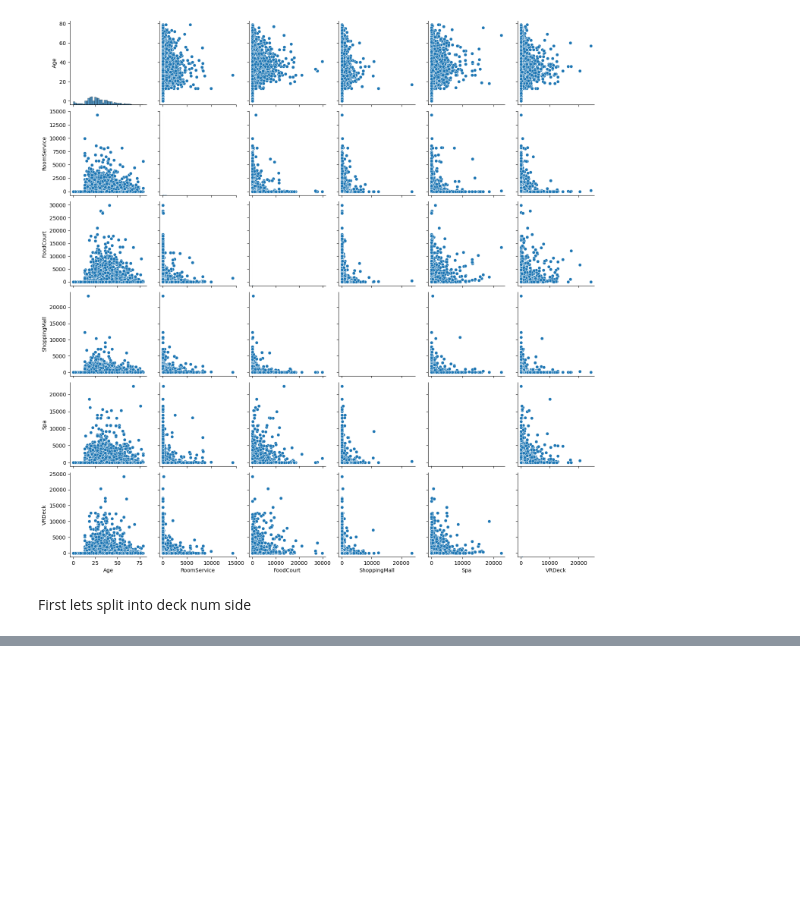
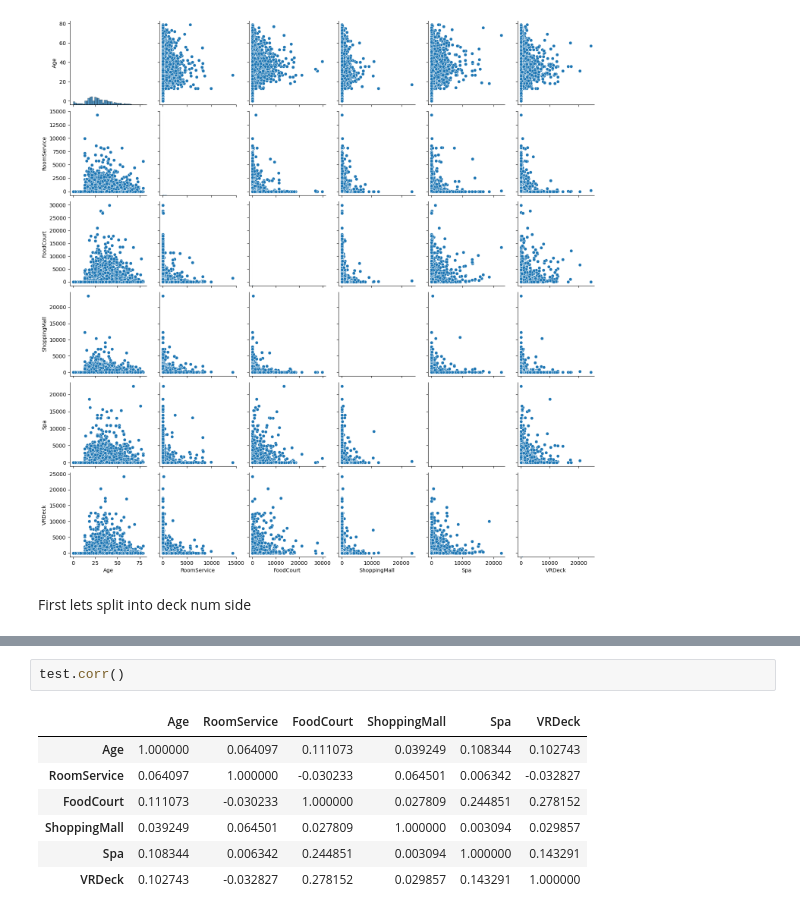
Before and after one commit to lseeker5/Spaceship-Titanic, a Jupyter notebook: spaceship-titanic-v1.ipynb, the cells around one changed output, grey strips where cells are left out. Drawn from its saved outputs; the diff is of its cells as text; blank space fills up the shorter version.

```diff
--- a/spaceship-titanic-v1.ipynb
+++ b/spaceship-titanic-v1.ipynb
@@ -151,0 +208,10 @@ Lasso Regression, L1/L2 Regression
+# %%
+test.corr()
+# %% [output]
+|  | Age | RoomService | FoodCourt | ShoppingMall | Spa | VRDeck |
+| Age | 1.000000 | 0.064097 | 0.111073 | 0.039249 | 0.108344 | 0.102743 |
+| RoomService | 0.064097 | 1.000000 | -0.030233 | 0.064501 | 0.006342 | -0.032827 |
+| FoodCourt | 0.111073 | -0.030233 | 1.000000 | 0.027809 | 0.244851 | 0.278152 |
+| ShoppingMall | 0.039249 | 0.064501 | 0.027809 | 1.000000 | 0.003094 | 0.029857 |
+| Spa | 0.108344 | 0.006342 | 0.244851 | 0.003094 | 1.000000 | 0.143291 |
+| VRDeck | 0.102743 | -0.032827 | 0.278152 | 0.029857 | 0.143291 | 1.000000 |
```
Also changed, not shown: parts of 5 cells of this notebook.
